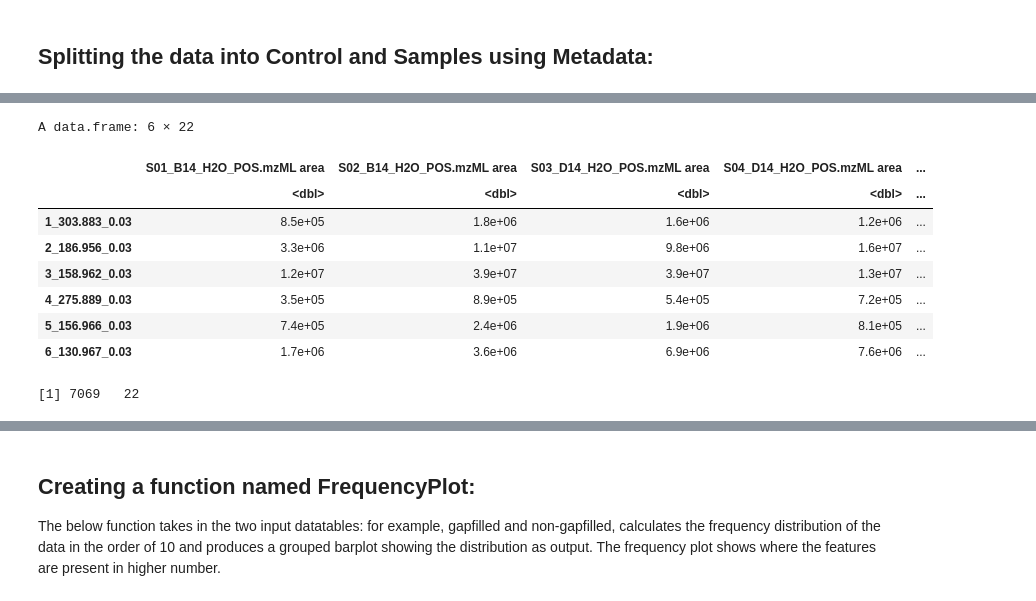
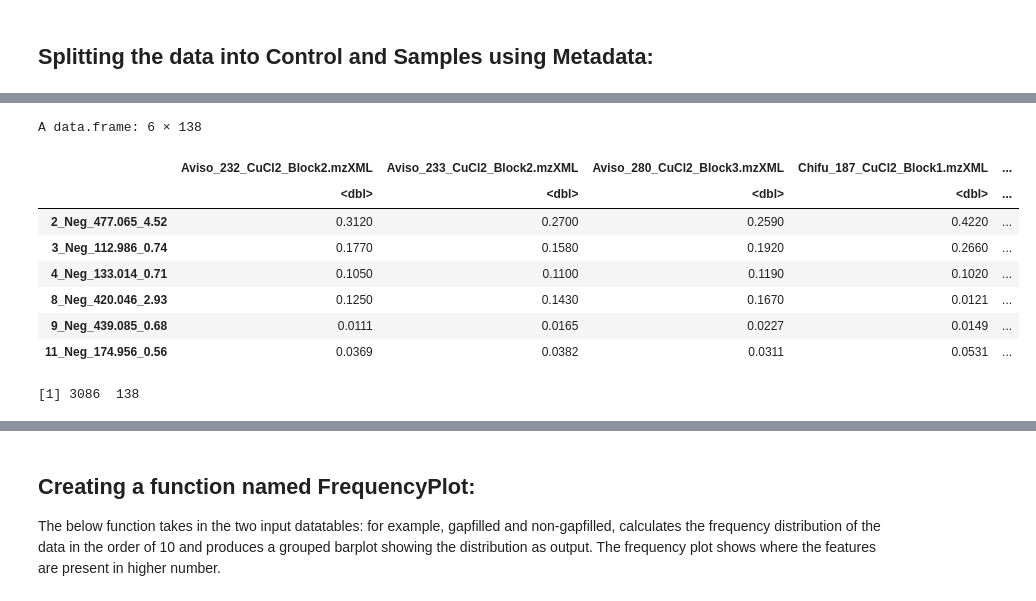
Before and after one commit to 2AMissinou/Metabolomics-Filtering, a Jupyter notebook: Metabolic_Features_Filtering_BRASSIMET-project.ipynb, the cells around one changed output, grey strips where cells are left out. Drawn from its saved outputs; the diff is of its cells as text; code cells hidden in the pictures.

```diff
--- a/Metabolic_Features_Filtering_BRASSIMET-project.ipynb
+++ b/Metabolic_Features_Filtering_BRASSIMET-project.ipynb
@@ -47,9 +34,9 @@ require("ecodist")
 require("vegan")
 require("svglite")
 # %%
-nft <- read.csv("220725_disturb_MZmine_POS_MS1-2_NonBlanked_NonGapFilled_4R.csv", header = T, check.names = F)
-ft <- read.csv("220725_disturb_MZmine_POS_MS1-2_NonBlanked_GapFilled_4R.csv", header = T, check.names = F)
-md <- read.csv("20220725_disturb_metadata.txt", header = T, check.names = F, sep = '\t')
+#nft <- read.csv("220725_disturb_MZmine_POS_MS1-2_NonBlanked_NonGapFilled_4R.csv", header = T, check.names = F)
+ft <- read.csv("Brassinet_Roots_Quant_Dec 2021.csv", header = T, check.names = F)
+md <- read.csv("Brassinet_Roots_metadata_Dec 2021.csv", header = T, check.names = F)
 # %% [markdown]
 ## Setting a local working directory and creating an automatic result directory:
 Works well with Jupyter Notebook. If you are working with Jupyter Notebook, you can simply copy the folder path from your local computer to the next cell output line. It will be set as your working directory <br>
@@ -121,24 +94,24 @@ A data.frame: 6 × 26
 Trying to bring the feature table and metadata in the correct format such as the rownames of metadata and column names of feature table are the same. They both are the file names and they need to be same as from now on, we will call the columns in our feature table based on our metadata information. Thus, using the metadata, the user can filter their data easily. You can also directly deal with your feature table without metadata by getting your hands dirty with some coding!! But having a metadata improves the user-experience greatly.
 # %%
 #Removing Peak area extensions
-colnames(ft) <- gsub(' Peak area','',colnames(ft))
-colnames(nft) <- gsub(' Peak area','',colnames(nft))
-md$filename<- gsub(' Peak area','',md$filename)
+colnames(ft) <- gsub(' Sample','',colnames(ft))
+#colnames(nft) <- gsub(' Sample','',colnames(nft))
+md$filename<- gsub(' Sample','',md$filename)
 
 #Removing if any NA columns present in the md file
 ft <- ft[,colSums(is.na(ft))<nrow(ft)]
-nft <- nft[,colSums(is.na(nft))<nrow(nft)]
+#nft <- nft[,colSums(is.na(nft))<nrow(nft)]
 md <- md[,colSums(is.na(md))<nrow(md)]
 
 #Changing the row names of the files
 rownames(md) <- md$filename
 md <- md[,-1]
 rownames(ft) <- paste(ft$'row ID',round(ft$'row m/z',digits = 3),round(ft$'row retention time',digits = 3), sep = '_')
-rownames(nft) <- paste(nft$'row ID',round(nft$'row m/z',digits = 3),round(nft$'row retention time',digits = 3), sep = '_')
+#rownames(nft) <- paste(nft$'row ID',round(nft$'row m/z',digits = 3),round(nft$'row retention time',digits = 3), sep = '_')
 
 #Picking only the files with column names containing 'mzML'
-ft <- ft[,grep('mzML',colnames(ft))]
-nft <- nft[,grep('mzML',colnames(nft))]
+ft <- ft[,grep('mzXML',colnames(ft))]
+#nft <- nft[,grep('mzML',colnames(nft))]
 
 # Converting replicate attributes into factors (categorical data)
 md$ATTRIBUTE_replicates <- as.factor(md$ATTRIBUTE_replicates)
@@ -278,14 +171,15 @@ A data.frame: 6 × 2
 # %%
+Samples <- ft
 head(Samples)
 dim(Samples)
 # %% [output]
-A data.frame: 6 × 22
+A data.frame: 6 × 138
-|  | S01_B14_H2O_POS.mzML area | S02_B14_H2O_POS.mzML area | S03_D14_H2O_POS.mzML area | S04_D14_H2O_POS.mzML area | ... |
+|  | Aviso_232_CuCl2_Block2.mzXML | Aviso_233_CuCl2_Block2.mzXML | Aviso_280_CuCl2_Block3.mzXML | Chifu_187_CuCl2_Block1.mzXML | ... |
 |  | <dbl> | <dbl> | <dbl> | <dbl> | ... |
-| 1_303.883_0.03 | 8.5e+05 | 1.8e+06 | 1.6e+06 | 1.2e+06 | ... |
-| 2_186.956_0.03 | 3.3e+06 | 1.1e+07 | 9.8e+06 | 1.6e+07 | ... |
-| 3_158.962_0.03 | 1.2e+07 | 3.9e+07 | 3.9e+07 | 1.3e+07 | ... |
-| 4_275.889_0.03 | 3.5e+05 | 8.9e+05 | 5.4e+05 | 7.2e+05 | ... |
-| 5_156.966_0.03 | 7.4e+05 | 2.4e+06 | 1.9e+06 | 8.1e+05 | ... |
-| 6_130.967_0.03 | 1.7e+06 | 3.6e+06 | 6.9e+06 | 7.6e+06 | ... |
+| 2_Neg_477.065_4.52 | 0.3120 | 0.2700 | 0.2590 | 0.4220 | ... |
+| 3_Neg_112.986_0.74 | 0.1770 | 0.1580 | 0.1920 | 0.2660 | ... |
+| 4_Neg_133.014_0.71 | 0.1050 | 0.1100 | 0.1190 | 0.1020 | ... |
+| 8_Neg_420.046_2.93 | 0.1250 | 0.1430 | 0.1670 | 0.0121 | ... |
+| 9_Neg_439.085_0.68 | 0.0111 | 0.0165 | 0.0227 | 0.0149 | ... |
+| 11_Neg_174.956_0.56 | 0.0369 | 0.0382 | 0.0311 | 0.0531 | ... |
-[1] 7069   22
+[1] 3086  138
```
Also changed, not shown: parts of 72 cells of this notebook.
